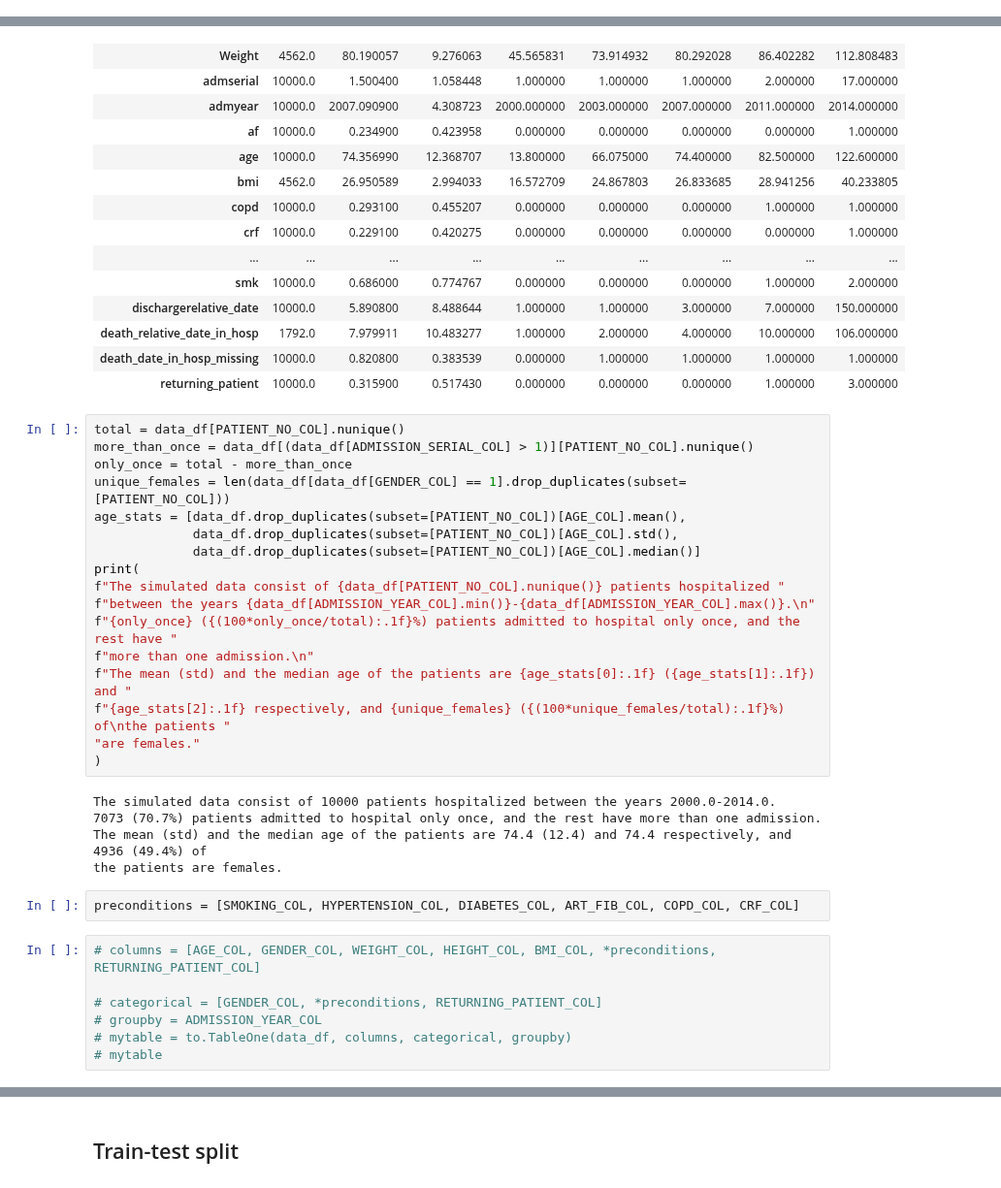
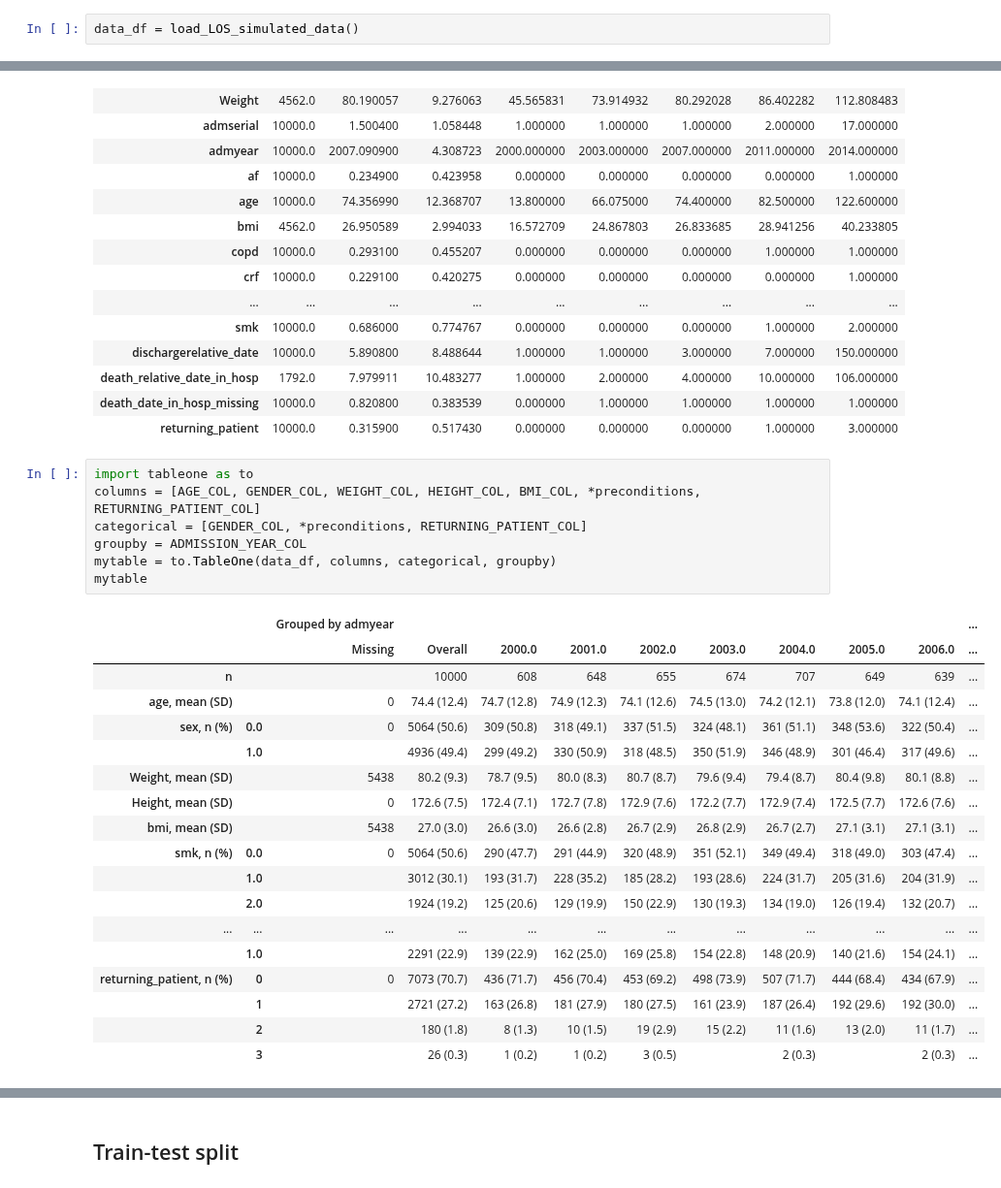
Before and after one commit to tomer1812/pydts, a Jupyter notebook: docs/SimulatedDataset.ipynb, the cells around one changed output, grey strips where cells are left out. Shown at 97% size. Drawn from its saved outputs; the diff is of its cells as text.

```diff
--- a/docs/SimulatedDataset.ipynb
+++ b/docs/SimulatedDataset.ipynb
@@ -80,2 +48,4 @@ data_df = pd.read_csv(os.path.join(OUTPUT_DIR, SIMULATED_DATA_FILENAME))
+# %%
+data_df = load_LOS_simulated_data()
 # %% [markdown]
 ## Data Description
@@ -104,34 +69,29 @@ data_df.describe().T
 | death_relative_date_in_hosp | 1792.0 | 7.979911 | 10.483277 | 1.000000 | 2.000000 | 4.000000 | 10.000000 | 106.000000 |
 | death_date_in_hosp_missing | 10000.0 | 0.820800 | 0.383539 | 0.000000 | 1.000000 | 1.000000 | 1.000000 | 1.000000 |
 | returning_patient | 10000.0 | 0.315900 | 0.517430 | 0.000000 | 0.000000 | 0.000000 | 1.000000 | 3.000000 |
-# %%
-total = data_df[PATIENT_NO_COL].nunique()
-more_than_once = data_df[(data_df[ADMISSION_SERIAL_COL] > 1)][PATIENT_NO_COL].nunique()
-only_once = total - more_than_once
-unique_females = len(data_df[data_df[GENDER_COL] == 1].drop_duplicates(subset=[PATIENT_NO_COL]))
-age_stats = [data_df.drop_duplicates(subset=[PATIENT_NO_COL])[AGE_COL].mean(),
-             data_df.drop_duplicates(subset=[PATIENT_NO_COL])[AGE_COL].std(),
-             data_df.drop_duplicates(subset=[PATIENT_NO_COL])[AGE_COL].median()]
-print(
-f"The simulated data consist of {data_df[PATIENT_NO_COL].nunique()} patients hospitalized "
-f"between the years {data_df[ADMISSION_YEAR_COL].min()}-{data_df[ADMISSION_YEAR_COL].max()}.\n"
-f"{only_once} ({(100*only_once/total):.1f}%) patients admitted to hospital only once, and the rest have "
-f"more than one admission.\n"
-f"The mean (std) and the median age of the patients are {age_stats[0]:.1f} ({age_stats[1]:.1f}) and "
-f"{age_stats[2]:.1f} respectively, and {unique_females} ({(100*unique_females/total):.1f}%) of\nthe patients "
-"are females."
-)
-# %% [output]
-The simulated data consist of 10000 patients hospitalized between the years 2000.0-2014.0.
-7073 (70.7%) patients admitted to hospital only once, and the rest have more than one admission.
-The mean (std) and the median age of the patients are 74.4 (12.4) and 74.4 respectively, and 4936 (49.4%) of
-the patients are females.
-# %%
-preconditions = [SMOKING_COL, HYPERTENSION_COL, DIABETES_COL, ART_FIB_COL, COPD_COL, CRF_COL]
 # %%
-# columns = [AGE_COL, GENDER_COL, WEIGHT_COL, HEIGHT_COL, BMI_COL, *preconditions, RETURNING_PATIENT_COL]
-
-# categorical = [GENDER_COL, *preconditions, RETURNING_PATIENT_COL]
-# groupby = ADMISSION_YEAR_COL
-# mytable = to.TableOne(data_df, columns, categorical, groupby)
-# mytable
+import tableone as to
+columns = [AGE_COL, GENDER_COL, WEIGHT_COL, HEIGHT_COL, BMI_COL, *preconditions, RETURNING_PATIENT_COL]
+categorical = [GENDER_COL, *preconditions, RETURNING_PATIENT_COL]
+groupby = ADMISSION_YEAR_COL
+mytable = to.TableOne(data_df, columns, categorical, groupby)
+mytable
+# %% [output]
+|  |  | Grouped by admyear |  |  |  |  |  |  |  |  | ... |
+|  |  | Missing | Overall | 2000.0 | 2001.0 | 2002.0 | 2003.0 | 2004.0 | 2005.0 | 2006.0 | ... |
+| n |  |  | 10000 | 608 | 648 | 655 | 674 | 707 | 649 | 639 | ... |
+| age, mean (SD) |  | 0 | 74.4 (12.4) | 74.7 (12.8) | 74.9 (12.3) | 74.1 (12.6) | 74.5 (13.0) | 74.2 (12.1) | 73.8 (12.0) | 74.1 (12.4) | ... |
+| sex, n (%) | 0.0 | 0 | 5064 (50.6) | 309 (50.8) | 318 (49.1) | 337 (51.5) | 324 (48.1) | 361 (51.1) | 348 (53.6) | 322 (50.4) | ... |
+|  | 1.0 |  | 4936 (49.4) | 299 (49.2) | 330 (50.9) | 318 (48.5) | 350 (51.9) | 346 (48.9) | 301 (46.4) | 317 (49.6) | ... |
+| Weight, mean (SD) |  | 5438 | 80.2 (9.3) | 78.7 (9.5) | 80.0 (8.3) | 80.7 (8.7) | 79.6 (9.4) | 79.4 (8.7) | 80.4 (9.8) | 80.1 (8.8) | ... |
+| Height, mean (SD) |  | 0 | 172.6 (7.5) | 172.4 (7.1) | 172.7 (7.8) | 172.9 (7.6) | 172.2 (7.7) | 172.9 (7.4) | 172.5 (7.7) | 172.6 (7.6) | ... |
+| bmi, mean (SD) |  | 5438 | 27.0 (3.0) | 26.6 (3.0) | 26.6 (2.8) | 26.7 (2.9) | 26.8 (2.9) | 26.7 (2.7) | 27.1 (3.1) | 27.1 (3.1) | ... |
+| smk, n (%) | 0.0 | 0 | 5064 (50.6) | 290 (47.7) | 291 (44.9) | 320 (48.9) | 351 (52.1) | 349 (49.4) | 318 (49.0) | 303 (47.4) | ... |
+|  | 1.0 |  | 3012 (30.1) | 193 (31.7) | 228 (35.2) | 185 (28.2) | 193 (28.6) | 224 (31.7) | 205 (31.6) | 204 (31.9) | ... |
+|  | 2.0 |  | 1924 (19.2) | 125 (20.6) | 129 (19.9) | 150 (22.9) | 130 (19.3) | 134 (19.0) | 126 (19.4) | 132 (20.7) | ... |
+| ... | ... | ... | ... | ... | ... | ... | ... | ... | ... | ... | ... |
+|  | 1.0 |  | 2291 (22.9) | 139 (22.9) | 162 (25.0) | 169 (25.8) | 154 (22.8) | 148 (20.9) | 140 (21.6) | 154 (24.1) | ... |
+| returning_patient, n (%) | 0 | 0 | 7073 (70.7) | 436 (71.7) | 456 (70.4) | 453 (69.2) | 498 (73.9) | 507 (71.7) | 444 (68.4) | 434 (67.9) | ... |
+|  | 1 |  | 2721 (27.2) | 163 (26.8) | 181 (27.9) | 180 (27.5) | 161 (23.9) | 187 (26.4) | 192 (29.6) | 192 (30.0) | ... |
+|  | 2 |  | 180 (1.8) | 8 (1.3) | 10 (1.5) | 19 (2.9) | 15 (2.2) | 11 (1.6) | 13 (2.0) | 11 (1.7) | ... |
+|  | 3 |  | 26 (0.3) | 1 (0.2) | 1 (0.2) | 3 (0.5) |  | 2 (0.3) |  | 2 (0.3) | ... |
```
Also changed, not shown: parts of 46 cells of this notebook, 7 other files.
